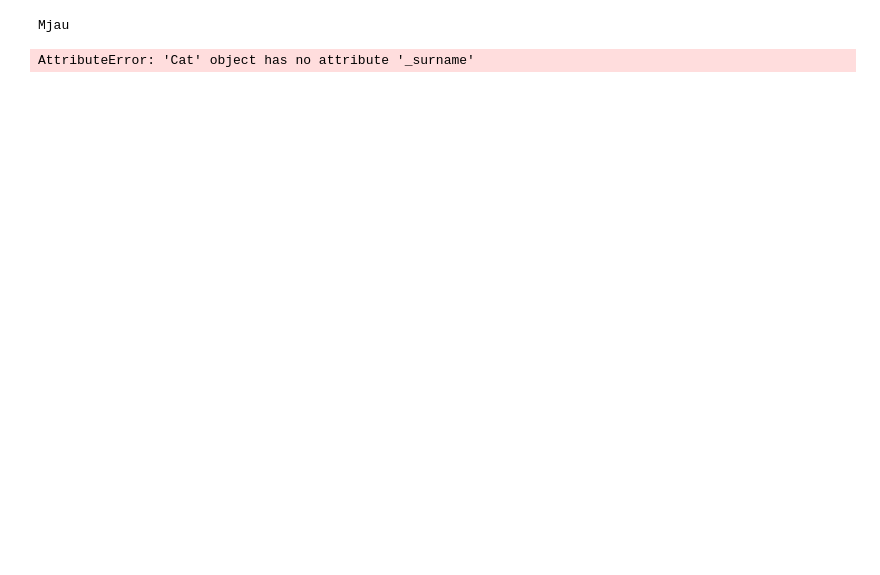
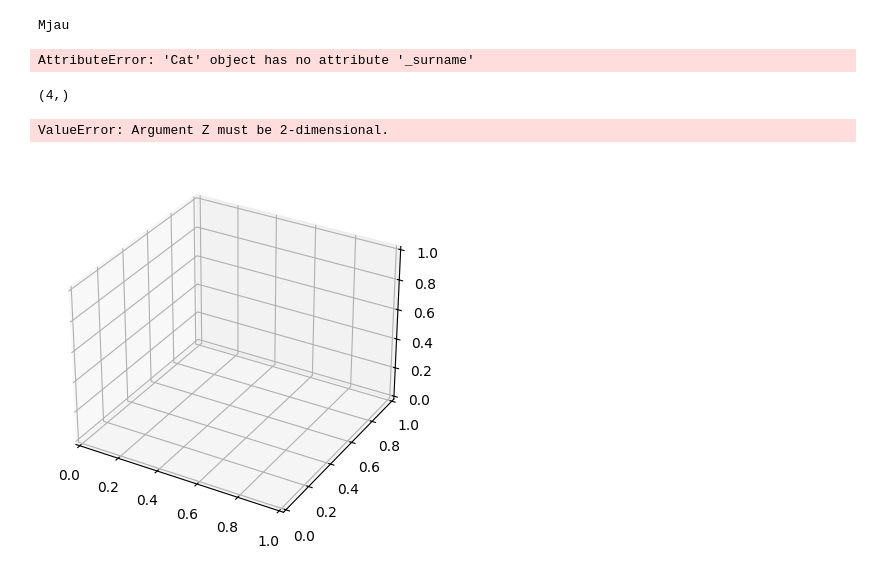
Before and after one commit to johan-suld/Python_johan_suld, a Jupyter notebook: code-alongs/temp.ipynb, the cells around one changed output. Cells and saved outputs as stored; diff of their text form; code cells hidden in the pictures; blank space fills up the shorter version.

```diff
--- a/code-alongs/temp.ipynb
+++ b/code-alongs/temp.ipynb
@@ -22,0 +30,17 @@ AttributeError: 'Cat' object has no attribute '_surname'
+# %%
+import matplotlib.pyplot as plt
+from mpl_toolkits.mplot3d import Axes3D
+import numpy as np
+
+fig = plt.figure()
+ax = fig.add_subplot(projection='3d')
+#ax.voxels(np.array([1, 1, 1]))
+x = np.arange(1, 2, 0.25)
+print(x.shape)
+ax.plot_surface(np.arange(1, 2, 0.25),np.arange(1, 2, 0.25),np.arange(1, 2, 0.25))
+
+plt.show()
+# %% [output]
+(4,)
+ValueError: Argument Z must be 2-dimensional.
+[figure, added]
```
Also changed, not shown: parts of 1 cell of this notebook, 3 other files.
